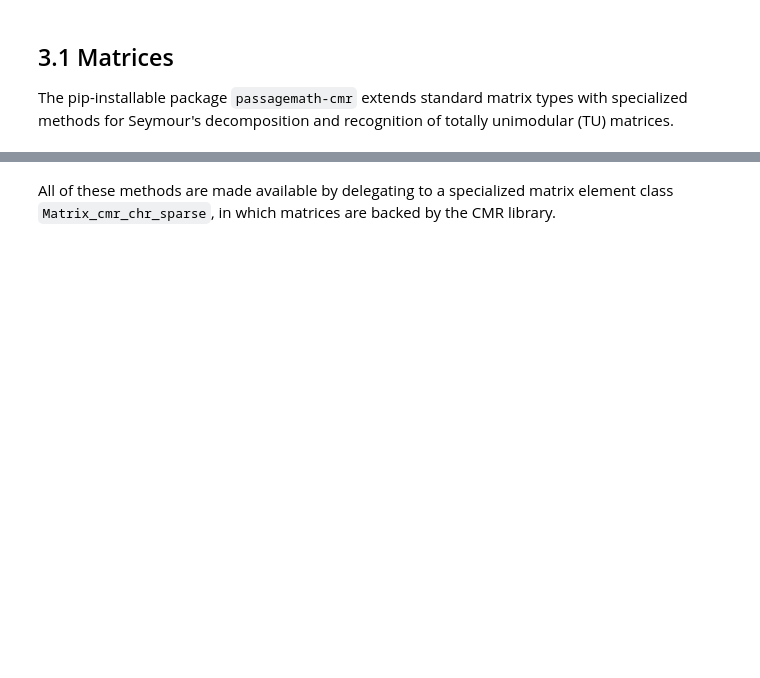
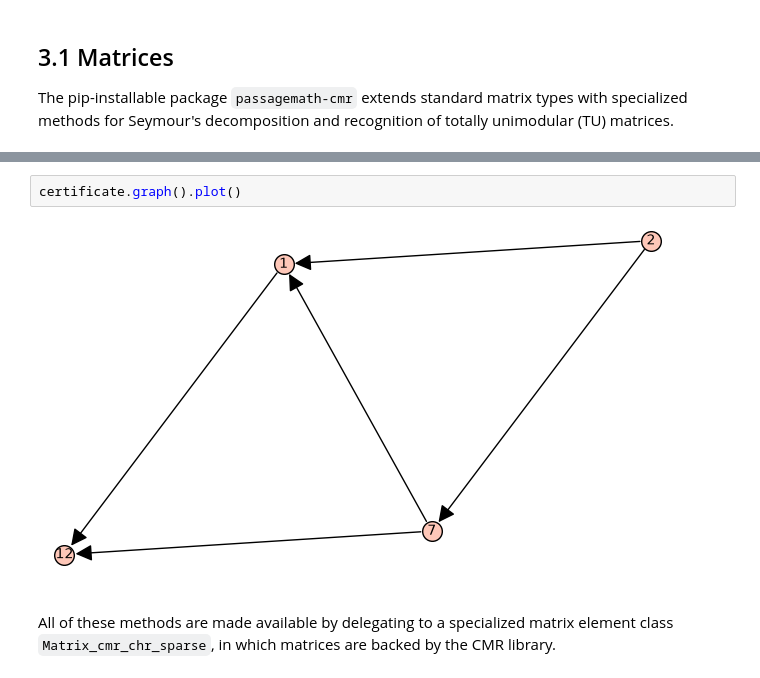
Before and after one commit to passagemath/passagemath-jupyterlite-demo, a Jupyter notebook: content/passagemath-cmr.ipynb, the cells around one changed output, grey strips where cells are left out. Drawn from its saved outputs; the diff is of its cells as text; blank space fills up the shorter version.

```diff
--- a/content/passagemath-cmr.ipynb
+++ b/content/passagemath-cmr.ipynb
@@ -27,3 +38,7 @@ certificate.graph()
+# %%
+certificate.graph().plot()
+# %% [output]
+[figure, added]
 # %% [markdown]
 All of these methods are made available by delegating to a specialized matrix element class `Matrix_cmr_chr_sparse`, in which matrices are backed by the CMR library.
 # %% [markdown]
```
Also changed, not shown: parts of 78 cells of this notebook.
